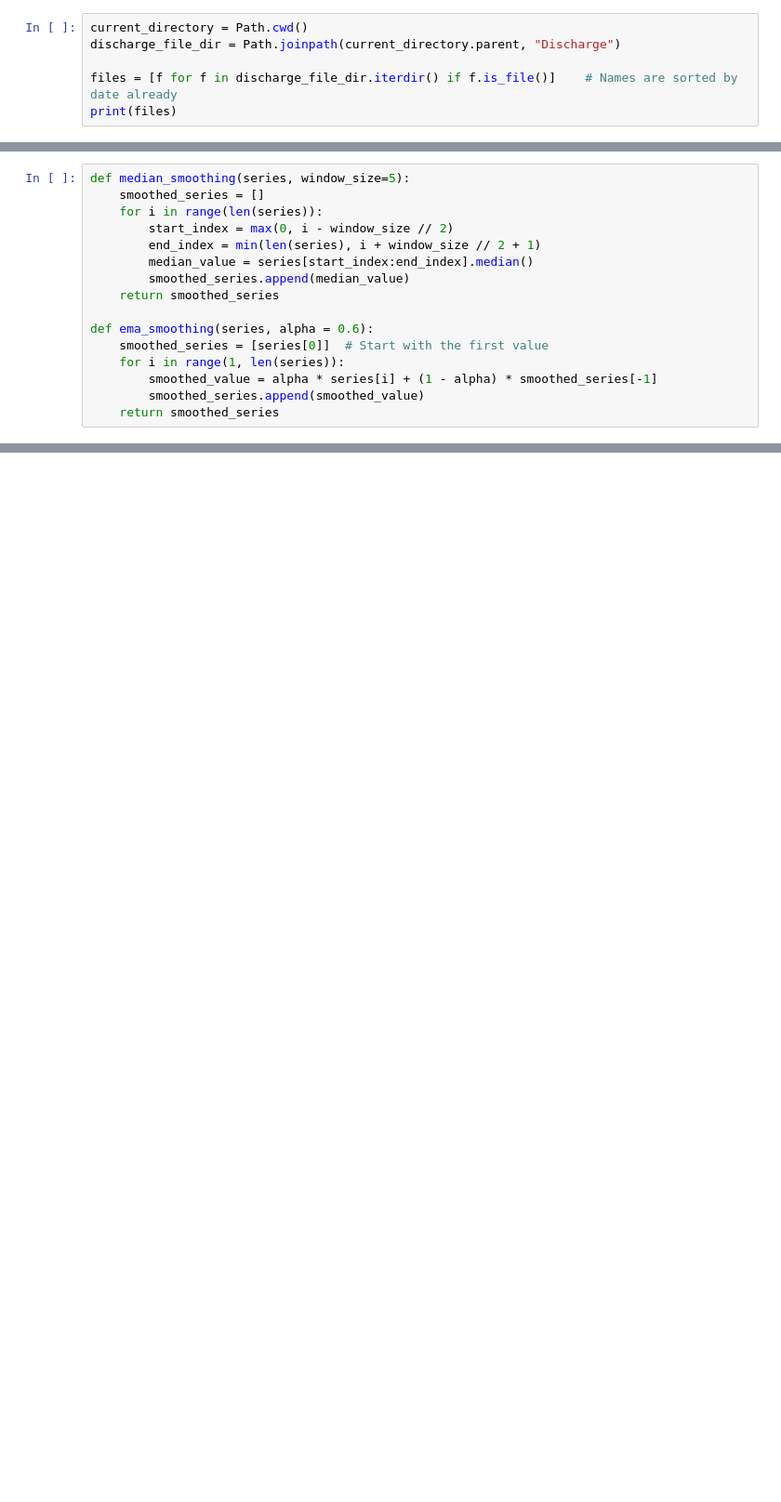
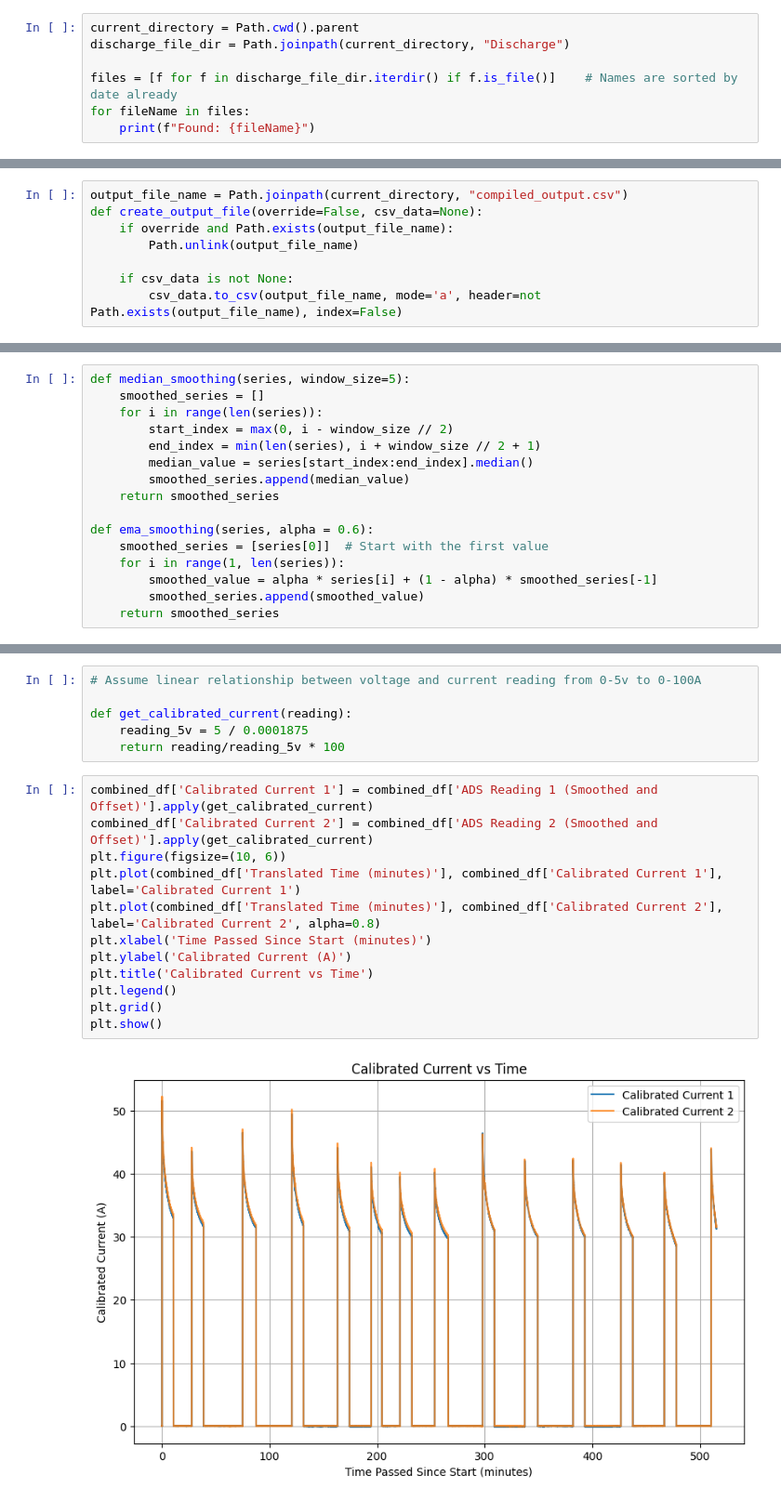
Before and after one commit to Inverated/Proa-II-Electrical-Setup, a Jupyter notebook: Calibration Data 2/Data/calibration_code/cleaner.ipynb, the cells around one changed output, grey strips where cells are left out. Shown at 93% size. Drawn from its saved outputs; the diff is of its cells as text; blank space fills up the shorter version.

```diff
--- a/Calibration Data 2/Data/calibration_code/cleaner.ipynb
+++ b/Calibration Data 2/Data/calibration_code/cleaner.ipynb
@@ -17,9 +18,10 @@ def get_calibrated_voltage(reading):
     c = -2.4315
     return (reading - c) / x
 # %%
-current_directory = Path.cwd()
-discharge_file_dir = Path.joinpath(current_directory.parent, "Discharge")
+current_directory = Path.cwd().parent
+discharge_file_dir = Path.joinpath(current_directory, "Discharge")
 
 files = [f for f in discharge_file_dir.iterdir() if f.is_file()]    # Names are sorted by date already
-print(files)
+for fileName in files:
+    print(f"Found: {fileName}")
 # %% [output]
@@ -27 +32,9 @@ print(files)
+# %%
+output_file_name = Path.joinpath(current_directory, "compiled_output.csv")
+def create_output_file(override=False, csv_data=None):
+    if override and Path.exists(output_file_name):
+        Path.unlink(output_file_name)
+
+    if csv_data is not None:
+        csv_data.to_csv(output_file_name, mode='a', header=not Path.exists(output_file_name), index=False)
 # %%
@@ -127,0 +314,20 @@ plt.show()
+# %%
+# Assume linear relationship between voltage and current reading from 0-5v to 0-100A
+
+def get_calibrated_current(reading):
+    reading_5v = 5 / 0.0001875
+    return reading/reading_5v * 100
+# %%
+combined_df['Calibrated Current 1'] = combined_df['ADS Reading 1 (Smoothed and Offset)'].apply(get_calibrated_current)
+combined_df['Calibrated Current 2'] = combined_df['ADS Reading 2 (Smoothed and Offset)'].apply(get_calibrated_current)
+plt.figure(figsize=(10, 6))
+plt.plot(combined_df['Translated Time (minutes)'], combined_df['Calibrated Current 1'], label='Calibrated Current 1')
+plt.plot(combined_df['Translated Time (minutes)'], combined_df['Calibrated Current 2'], label='Calibrated Current 2', alpha=0.8)
+plt.xlabel('Time Passed Since Start (minutes)')
+plt.ylabel('Calibrated Current (A)')
+plt.title('Calibrated Current vs Time')
+plt.legend()
+plt.grid()
+plt.show()
+# %% [output]
+[figure, added]
```
Also changed, not shown: parts of 22 cells of this notebook, 2 other files.
